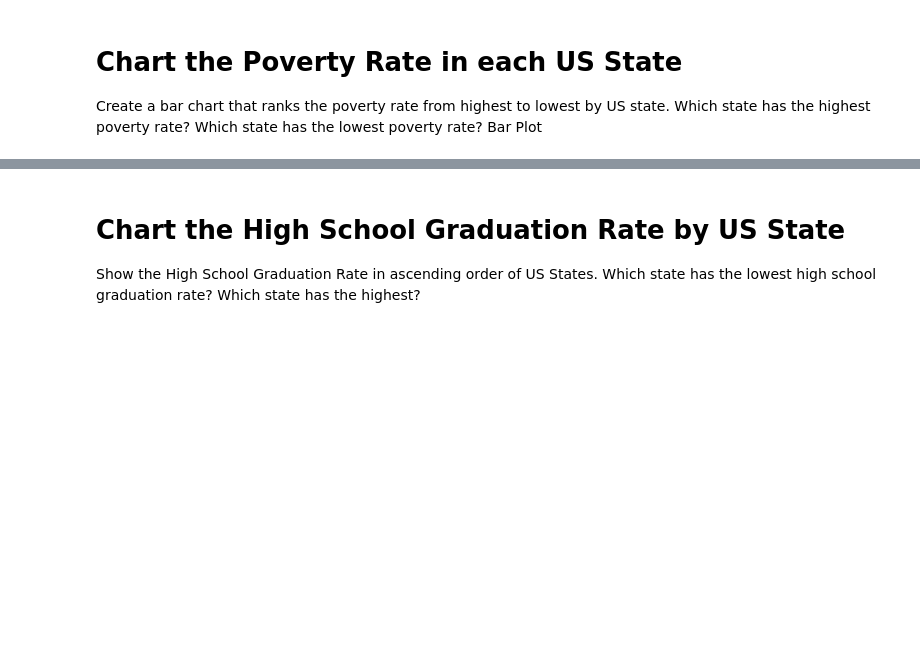
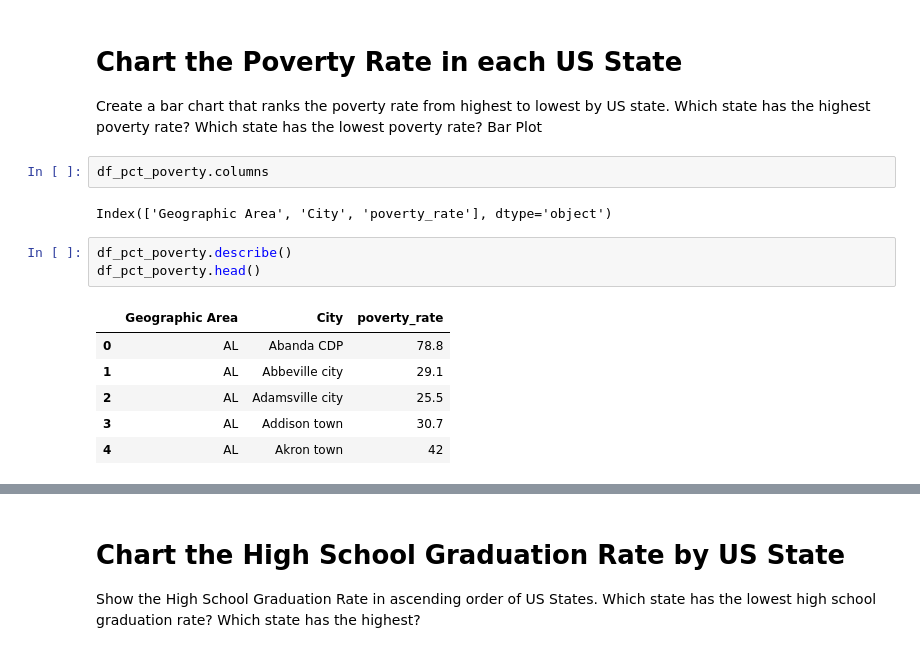
Before and after one commit to SoniaMtnz/Story, a Jupyter notebook: Fatal_Force_(start).ipynb, the cells around one changed output, grey strips where cells are left out. Saved outputs shown, nothing was run; the diff lists cells and outputs as text; blank space fills up the shorter version.

```diff
--- a/Fatal_Force_(start).ipynb
+++ b/Fatal_Force_(start).ipynb
@@ -213,3 +213,17 @@ df_fatalities.isna()
 # Chart the Poverty Rate in each US State
 
 Create a bar chart that ranks the poverty rate from highest to lowest by US state. Which state has the highest poverty rate? Which state has the lowest poverty rate?  Bar Plot
+# %%
+df_pct_poverty.columns
+# %% [output]
+Index(['Geographic Area', 'City', 'poverty_rate'], dtype='object')
+# %%
+df_pct_poverty.describe()
+df_pct_poverty.head()
+# %% [output]
+|  | Geographic Area | City | poverty_rate |
+| 0 | AL | Abanda CDP | 78.8 |
+| 1 | AL | Abbeville city | 29.1 |
+| 2 | AL | Adamsville city | 25.5 |
+| 3 | AL | Addison town | 30.7 |
+| 4 | AL | Akron town | 42 |
```
Also changed, not shown: parts of 2 cells of this notebook.
